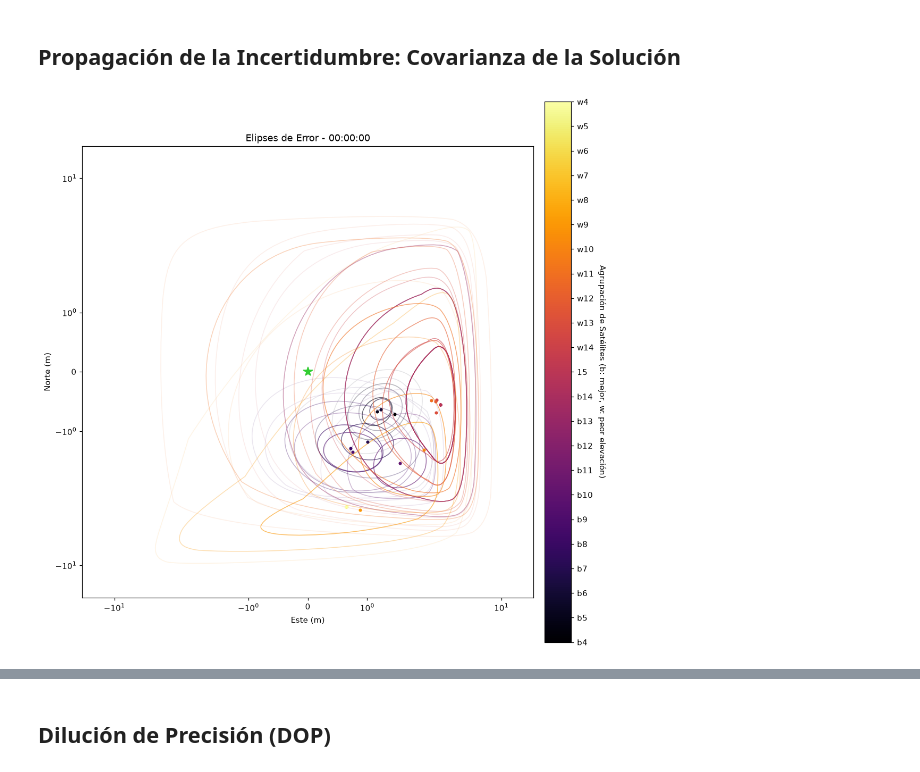
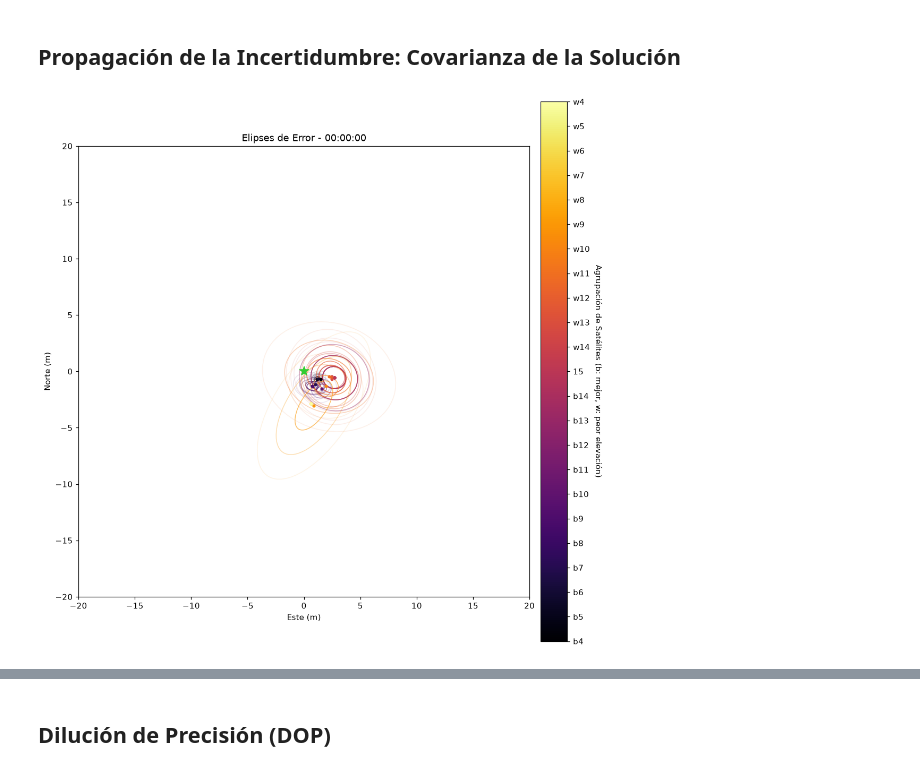
Before and after one commit to S4GC/Geopositioning-and-Navigation, a Jupyter notebook: GNSS/gnss_estimacion_posicion_animaciones.ipynb, the cells around one changed output, grey strips where cells are left out. Saved outputs shown, nothing was run; the diff lists cells and outputs as text; code cells hidden in the pictures.

```diff
--- a/GNSS/gnss_estimacion_posicion_animaciones.ipynb
+++ b/GNSS/gnss_estimacion_posicion_animaciones.ipynb
@@ -345,34 +345,35 @@ pbar.close()
 # Animación 4: Elipses de error (Frame = Época, Centrado en 0,0)
 fig4, ax4 = plt.subplots(figsize=(12, 12))
 
-cbar = fig1.colorbar(sm, ax=ax4, pad=0.02)
+cbar = fig4.colorbar(sm, ax=ax4, pad=0.02)
 cbar.set_label("Agrupación de Satélites (b: mejor, w: peor elevación)", rotation=270, labelpad=15)
 
 # Asignar posiciones y etiquetas personalizadas
 tick_positions = np.linspace(0, max_agrup, len(cbar_labels))
 cbar.set_ticks(tick_positions)
 cbar.set_ticklabels(cbar_labels)
 
 pbar = tqdm(total=len(epocas[::10]), desc="Procesando Animación")
 def update_fig4(t_val):
     ax4.clear()
     ax4.set(aspect="equal", xlabel="Este (m)", ylabel="Norte (m)", title=f"Elipses de Error - {t_val.strftime('%H:%M:%S')}",
-                xscale="symlog", yscale="symlog", ylim=(-20, 20), xlim=(-20, 20))
+                #xscale="symlog", yscale="symlog",
+                ylim=(-20, 20), xlim=(-20, 20))
     ax4.plot(0, 0, "*", color="limegreen", ms=12, label="Referencia")
     datos_t = df_res[df_res.t == t_val]
 
     for _, row in datos_t.iterrows():
         c = cmap(row.frac_agrup)
         ax4.plot(row.E, row.N, ".", color=c)
         if np.sum(row.Sigma) > 0:
             val, vec = np.linalg.eigh(row.Sigma)
             ang = np.degrees(np.arctan2(vec[1, 1], vec[0, 1]))
             for k, alpha in zip([1, 2, 3], [0.6, 0.3, 0.1]):
                 ax4.add_patch(Ellipse((row.E, row.N), 2*k*np.sqrt(val[1]), 2*k*np.sqrt(val[0]),
                                       angle=ang, fill=False, ec=c, alpha=alpha))
     pbar.update(1)
 anim4 = FuncAnimation(fig4, update_fig4, frames=epocas[::10], interval=max(30e3//len(epocas[::10]),1))
 anim4.save('anim4.mp4')
 pbar.close()
 # %% [output]
-[figure, old version]
+[figure, new version]
```
Also changed, not shown: parts of 3 cells of this notebook, 2 other files.
